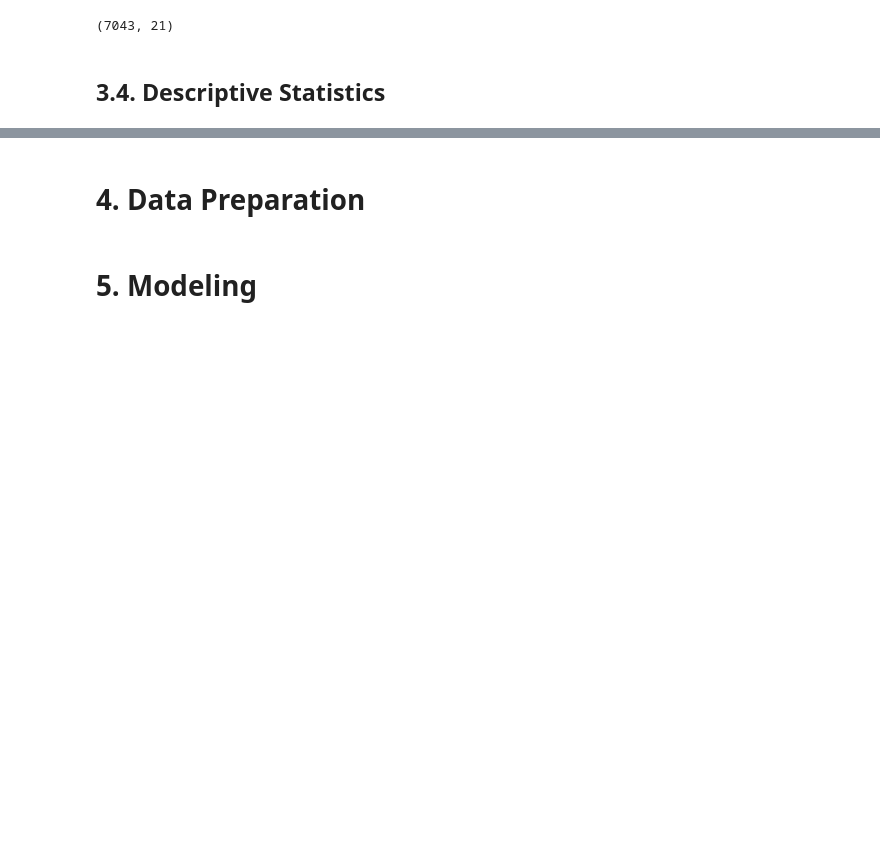
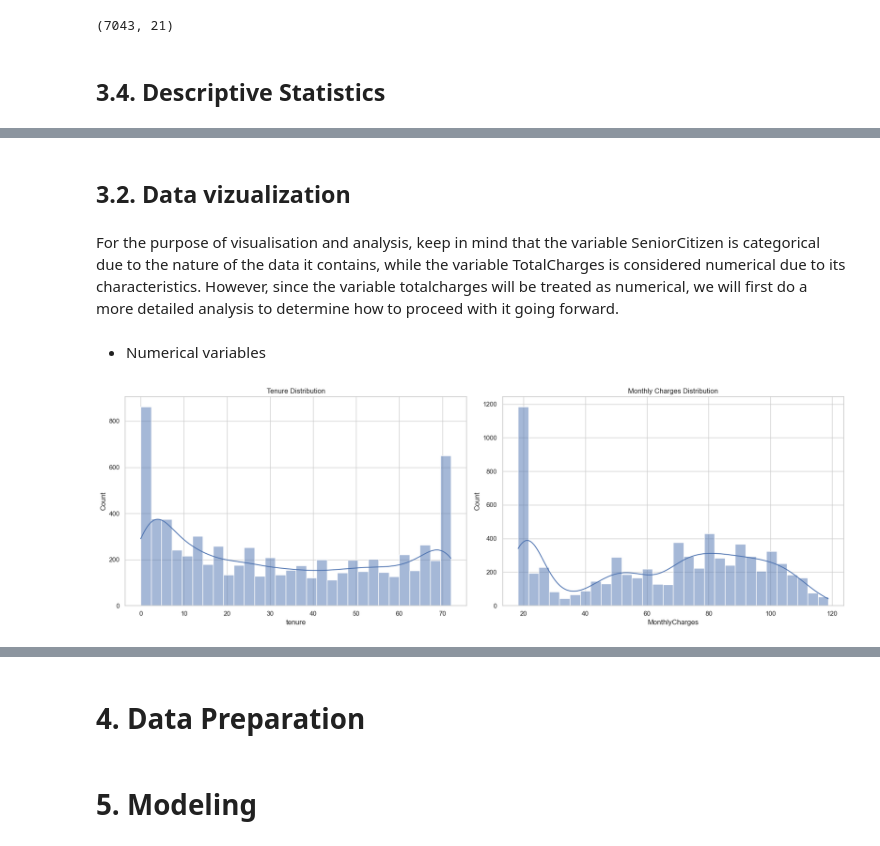
Before and after one commit to FJGM2023015/Telecommunication-Churn, a Jupyter notebook: Telecomunication_Churn.ipynb, the cells around one changed output, grey strips where cells are left out. Saved outputs shown, nothing was run; the diff lists cells and outputs as text; code cells hidden in the pictures; blank space fills up the shorter version.

```diff
--- a/Telecomunication_Churn.ipynb
+++ b/Telecomunication_Churn.ipynb
@@ -151,0 +206,22 @@ plt.show()
+# %% [markdown]
+## 3.2. Data vizualization
+# %% [markdown]
+For the purpose of visualisation and analysis, keep in mind that the variable SeniorCitizen is categorical due to the nature of the data it contains, while the variable TotalCharges is considered numerical due to its characteristics. However, since the variable totalcharges will be treated as numerical, we will first do a more detailed analysis to determine how to proceed with it going forward.
+# %% [markdown]
+- Numerical variables
+# %%
+# Creating the plots
+fig, axes = plt.subplots(1, 2, figsize=(18, 6))
+
+# Plot for 'tenure'
+sns.histplot(data['tenure'], bins=30, kde=True, ax=axes[0])
+axes[0].set_title('Tenure Distribution')
+
+# Plot for 'MonthlyCharges'
+sns.histplot(data['MonthlyCharges'], bins=30, kde=True, ax=axes[1])
+axes[1].set_title('Monthly Charges Distribution')
+
+plt.tight_layout()
+plt.show()
+# %% [output]
+[figure, added]
```
Also changed, not shown: parts of 16 cells of this notebook.
